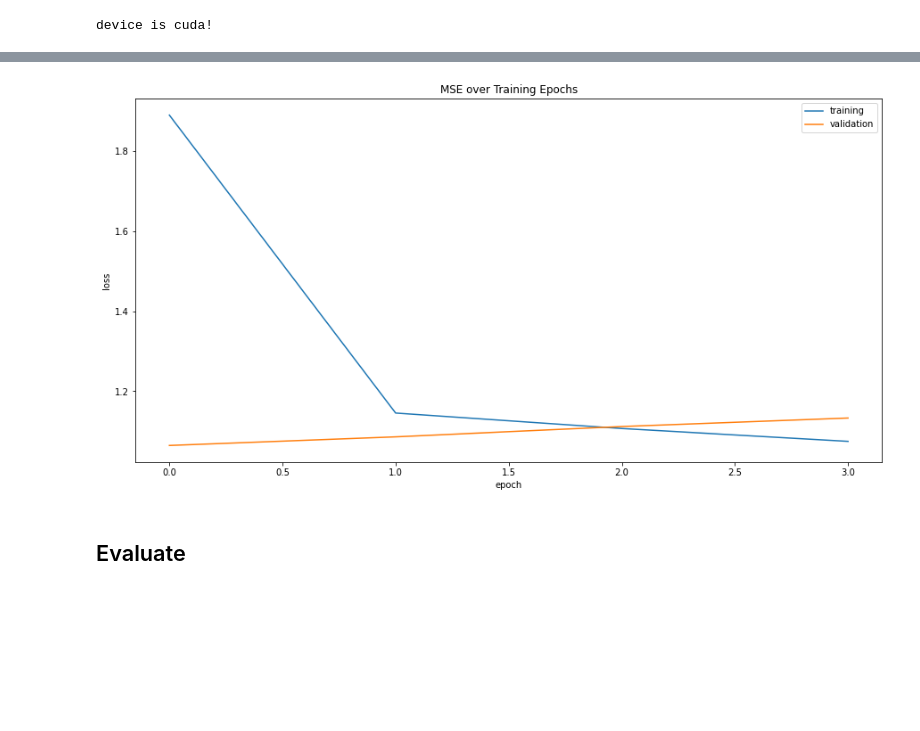
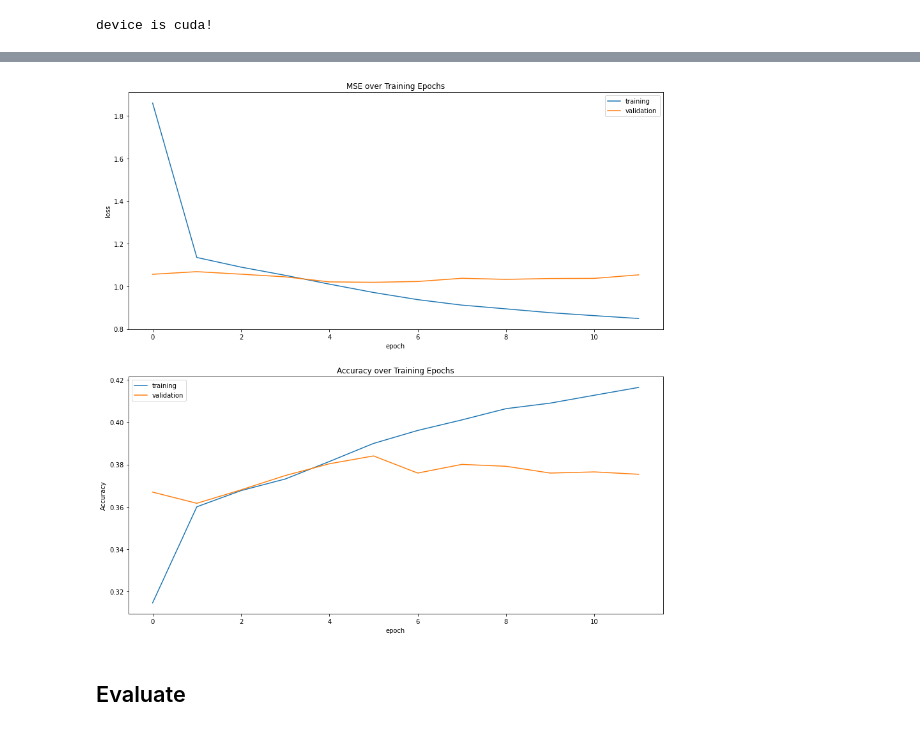
Before and after one commit to YazdanZ/SeqRec, a Jupyter notebook: mLSTM_movielens.ipynb, the cells around one changed output, grey strips where cells are left out. Saved outputs shown, nothing was run; the diff lists cells and outputs as text; code cells hidden in the pictures; blank space fills up the shorter version.

```diff
--- a/mLSTM_movielens.ipynb
+++ b/mLSTM_movielens.ipynb
@@ -207,30 +308,40 @@ scaler = torch.cuda.amp.GradScaler()
 # %%
 def compute_acc(dataloader, model):
     loss_running = []
+    accu_running = []
     mean_weights = []
     model.eval()
     with torch.no_grad():
         for _, sample in enumerate(dataloader):
             user_history_movie_id = sample['user_history_movie_id'].to(device)
+            user_history_rating = sample['user_history_rating'].to(torch.float32).to(device)
             movie_id = sample['movie_id'].to(device)
             rating = sample['rating'].to(device)
 
-            pred = model(user_history_movie_id, movie_id)
+            pred = model(user_history_movie_id, user_history_rating, movie_id)
+            pred_rounded = torch.clamp(pred,1,5).round()
 
-            loss = criterion(pred, rating)
+
+
+            loss = criterion(pred, rating.to(torch.float32))
+            accu = torch.sum(pred_rounded == rating.to(torch.int32)).to(torch.float32) / len(movie_id)
             loss_running.append(loss.item())
+            accu_running.append(accu.item())
 
             # we will weight average by batch size later
             mean_weights.append(len(movie_id))
 
     # print(len(loss_running), len(mean_weights))
-    return np.average(loss_running, weights=mean_weights)
+    return np.average(loss_running, weights=mean_weights), np.average(accu_running, weights=mean_weights)
 # %%
 from tqdm.autonotebook import tqdm
 
 # Initialize lists to store loss and accuracy values
 loss_history = []
 loss_history_val = []
+
+accu_history = []
+accu_history_val = []
 
 # Early Stopping
 best_loss_val = np.inf
@@ -268,6 +379,7 @@ for epoch in range(n_iter):
     for _, sample in enumerate(dataloader_train):
         optimizer.zero_grad()
         user_history_movie_id = sample['user_history_movie_id'].to(device)
+        user_history_rating = sample['user_history_rating'].to(torch.float32).to(device)
         movie_id = sample['movie_id'].to(device)
         rating = sample['rating'].to(device)
 
@@ -276,10 +388,14 @@ for epoch in range(n_iter):
 
         #     loss = criterion(pred, rating.to(torch.float16))
 
-        pred = model(user_history_movie_id, movie_id)
+        pred = model(user_history_movie_id, user_history_rating, movie_id)
 
         loss = criterion(pred, rating.to(torch.float32))
         loss_running.append(loss.item())
+
+        pred_rounded = torch.clamp(pred,1,5).round()
+        accu = torch.sum(pred_rounded == rating.to(torch.int32)).to(torch.float32) / len(movie_id)
+        accu_running.append(accu.item())
 
         # we will weight average by batch size later
         mean_weights.append(len(movie_id))
@@ -295,14 +411,16 @@ for epoch in range(n_iter):
         inner.update(1)
 
     loss_history.append(np.average(loss_running, weights=mean_weights))
+    accu_history.append(np.average(accu_running, weights=mean_weights))
 
 
 
     # Evaluate mode
     model.eval()
     with torch.no_grad():
-        curr_loss_val = compute_acc(dataloader_val, model)
+        curr_loss_val, curr_accu_val = compute_acc(dataloader_val, model)
         loss_history_val.append(curr_loss_val)
+        accu_history_val.append(curr_accu_val)
 
     # Change the learning rate
     scheduler.step()
@@ -334,7 +452,9 @@ for epoch in range(n_iter):
     outer.update(1)
     print("epoch:", epoch, \
           "train loss:", round(loss_history[-1], 6), \
-          "validation loss:", round(loss_history_val[-1], 6))
+          "validation loss:", round(loss_history_val[-1], 6), \
+            "train accuracy:", round(accu_history[-1], 6), \
+          "validation accuracy:", round(accu_history_val[-1], 6))
 
 
 # Save final model
@@ -355,18 +483,25 @@ Validation loss plateaud; failed to improve after 3 at 4th epoch
 # %%
 # Print loss history
-fig, axs = plt.subplots(1, 1, figsize=(15, 7.5), squeeze=False)
+fig, axs = plt.subplots(2, 1, figsize=(15, 15), squeeze=False)
 
 axs[0][0].plot(loss_history, label='training')
 axs[0][0].plot(loss_history_val, label='validation')
 axs[0][0].set_xlabel('epoch')
 axs[0][0].set_ylabel('loss')
 axs[0][0].set_title('MSE over Training Epochs')
 axs[0][0].legend()
 
+axs[1][0].plot(accu_history, label='training')
+axs[1][0].plot(accu_history_val, label='validation')
+axs[1][0].set_xlabel('epoch')
+axs[1][0].set_ylabel('Accuracy')
+axs[1][0].set_title('Accuracy over Training Epochs')
+axs[1][0].legend()
+
 plt.savefig(os.path.join(results_folder, 'LossHistory.png'))
 plt.show(block=False)
 # %% [output]
-[figure, old version]
+[figure, new version]
 # %% [markdown]
 ## Evaluate
 # %%
```
Also changed, not shown: parts of 13 cells of this notebook, 3 other files.
